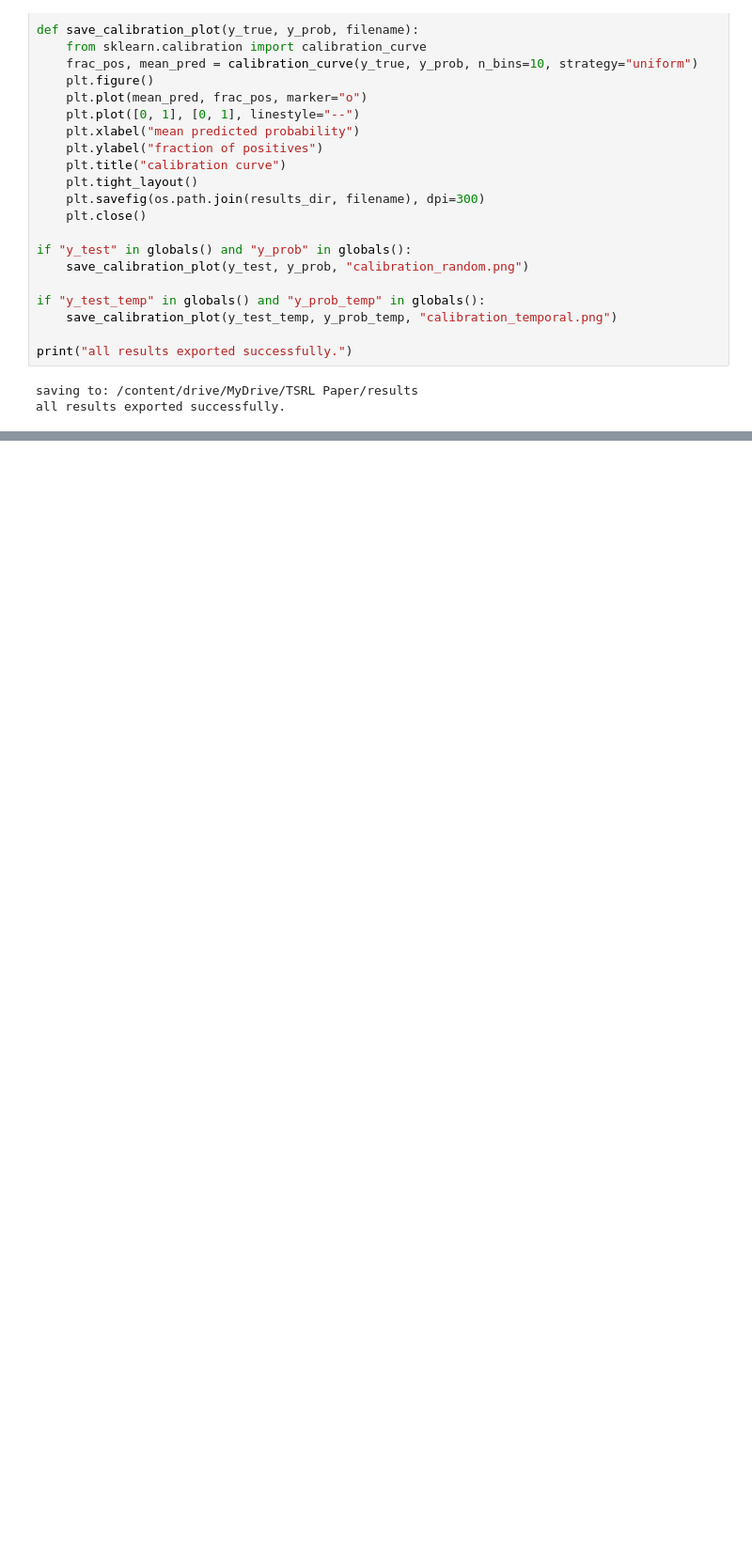
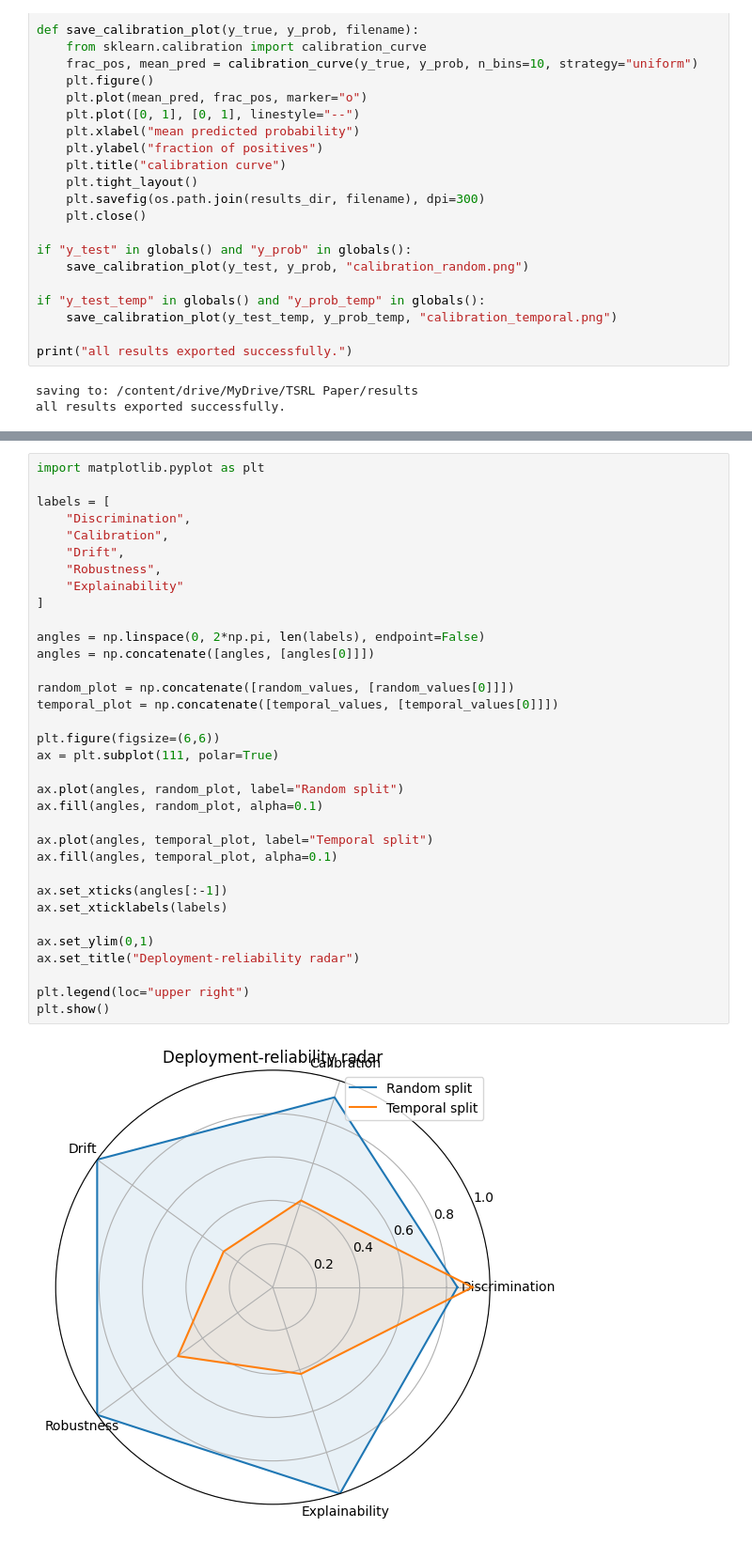
Before and after one commit to NaimurRahmanR/temporal-shift-explainability-instability, a Jupyter notebook: temporal_shift_explainability_instability_tabular_ml.ipynb, the cells around one changed output, grey strips where cells are left out. Shown at 94% size. Drawn from its saved outputs; the diff is of its cells as text; blank space fills up the shorter version.

```diff
--- a/temporal_shift_explainability_instability_tabular_ml.ipynb
+++ b/temporal_shift_explainability_instability_tabular_ml.ipynb
@@ -533,0 +755,36 @@ all results exported successfully.
+# %%
+import matplotlib.pyplot as plt
+
+labels = [
+    "Discrimination",
+    "Calibration",
+    "Drift",
+    "Robustness",
+    "Explainability"
+]
+
+angles = np.linspace(0, 2*np.pi, len(labels), endpoint=False)
+angles = np.concatenate([angles, [angles[0]]])
+
+random_plot = np.concatenate([random_values, [random_values[0]]])
+temporal_plot = np.concatenate([temporal_values, [temporal_values[0]]])
+
+plt.figure(figsize=(6,6))
+ax = plt.subplot(111, polar=True)
+
+ax.plot(angles, random_plot, label="Random split")
+ax.fill(angles, random_plot, alpha=0.1)
+
+ax.plot(angles, temporal_plot, label="Temporal split")
+ax.fill(angles, temporal_plot, alpha=0.1)
+
+ax.set_xticks(angles[:-1])
+ax.set_xticklabels(labels)
+
+ax.set_ylim(0,1)
+ax.set_title("Deployment-reliability radar")
+
+plt.legend(loc="upper right")
+plt.show()
+# %% [output]
+[figure, added]
```
Also changed, not shown: parts of 12 cells of this notebook.
